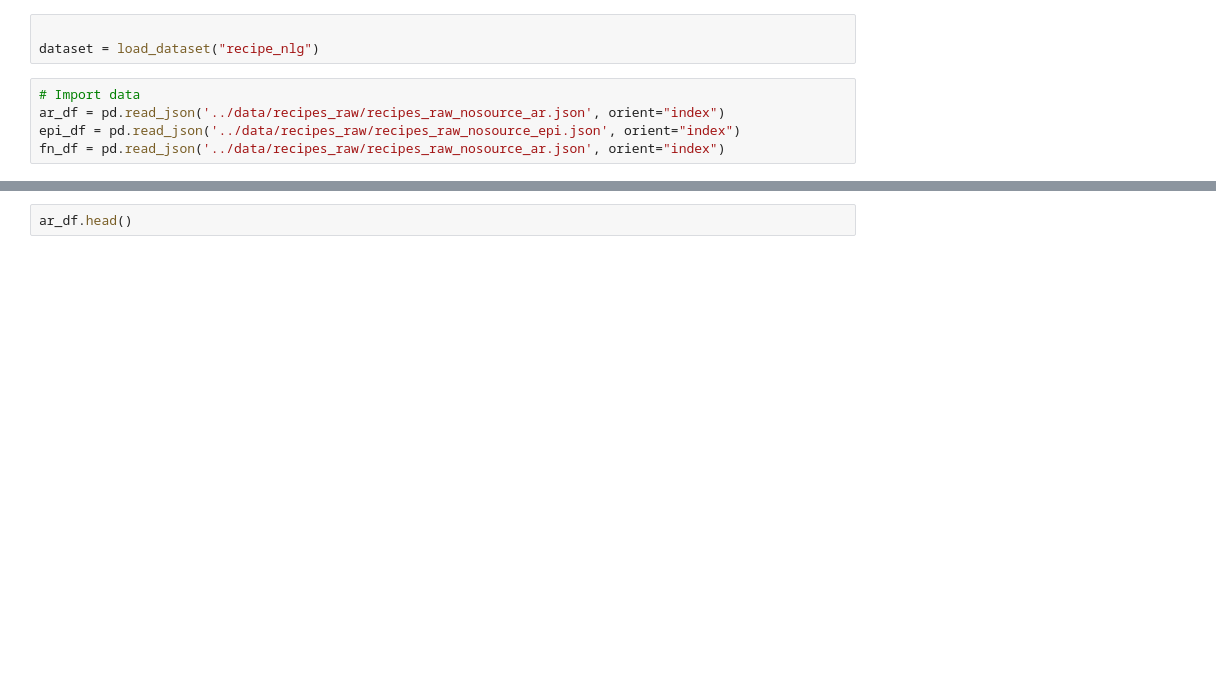
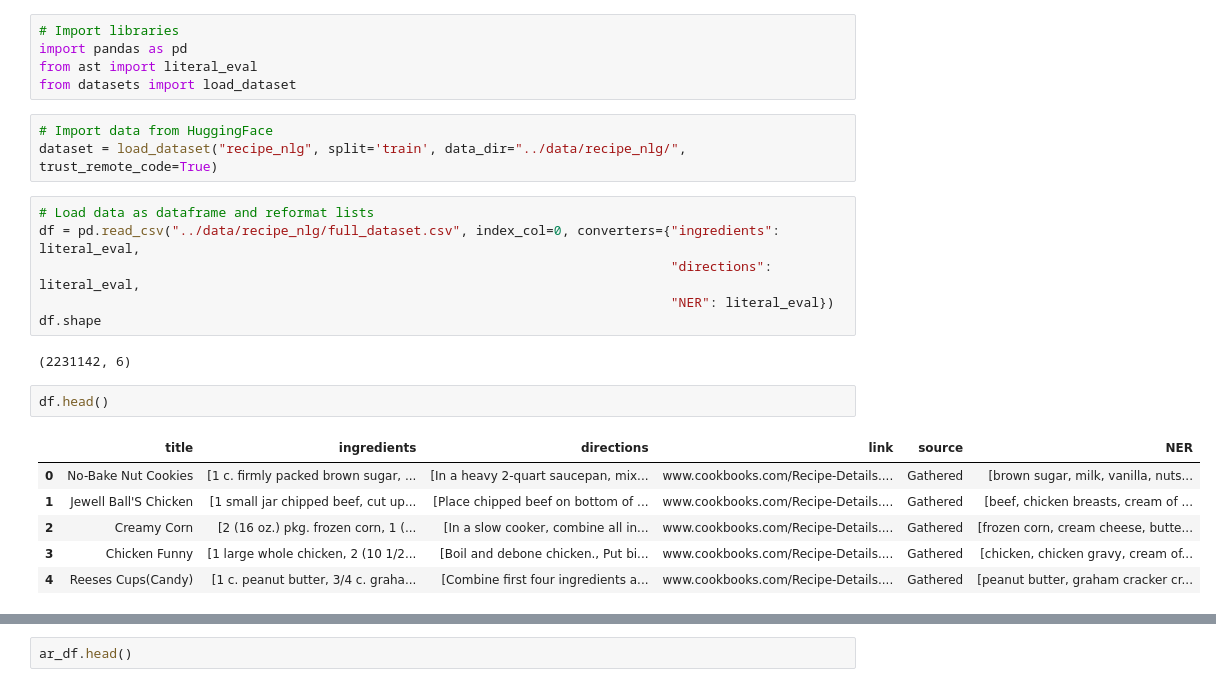
Before and after one commit to lzung/recipe_generator, a Jupyter notebook: notebooks/data_processing.ipynb, the cells around one changed output, grey strips where cells are left out. Cells and saved outputs as stored; diff of their text form; blank space fills up the shorter version.

Commit message:
update data source

```diff
--- a/notebooks/data_processing.ipynb
+++ b/notebooks/data_processing.ipynb
@@ -6,8 +1,25 @@ ModuleNotFoundError: No module named 'datasets'
-# %%
-
-dataset = load_dataset("recipe_nlg")
-# %%
-# Import data
-ar_df = pd.read_json('../data/recipes_raw/recipes_raw_nosource_ar.json', orient="index")
-epi_df = pd.read_json('../data/recipes_raw/recipes_raw_nosource_epi.json', orient="index")
-fn_df = pd.read_json('../data/recipes_raw/recipes_raw_nosource_ar.json', orient="index")
+# %%
+# Import libraries
+import pandas as pd
+from ast import literal_eval
+from datasets import load_dataset
+# %%
+# Import data from HuggingFace
+dataset = load_dataset("recipe_nlg", split='train', data_dir="../data/recipe_nlg/", trust_remote_code=True)
+# %%
+# Load data as dataframe and reformat lists
+df = pd.read_csv("../data/recipe_nlg/full_dataset.csv", index_col=0, converters={"ingredients": literal_eval,
+                                                                                 "directions": literal_eval,
+                                                                                 "NER": literal_eval})
+df.shape
+# %% [output]
+(2231142, 6)
+# %%
+df.head()
+# %% [output]
+|  | title | ingredients | directions | link | source | NER |
+| 0 | No-Bake Nut Cookies | [1 c. firmly packed brown sugar, ... | [In a heavy 2-quart saucepan, mix... | www.cookbooks.com/Recipe-Details.... | Gathered | [brown sugar, milk, vanilla, nuts... |
+| 1 | Jewell Ball'S Chicken | [1 small jar chipped beef, cut up... | [Place chipped beef on bottom of ... | www.cookbooks.com/Recipe-Details.... | Gathered | [beef, chicken breasts, cream of ... |
+| 2 | Creamy Corn | [2 (16 oz.) pkg. frozen corn, 1 (... | [In a slow cooker, combine all in... | www.cookbooks.com/Recipe-Details.... | Gathered | [frozen corn, cream cheese, butte... |
+| 3 | Chicken Funny | [1 large whole chicken, 2 (10 1/2... | [Boil and debone chicken., Put bi... | www.cookbooks.com/Recipe-Details.... | Gathered | [chicken, chicken gravy, cream of... |
+| 4 | Reeses Cups(Candy) | [1 c. peanut butter, 3/4 c. graha... | [Combine first four ingredients a... | www.cookbooks.com/Recipe-Details.... | Gathered | [peanut butter, graham cracker cr... |
```
Also changed, not shown: parts of 7 cells of this notebook, 7 other files.
